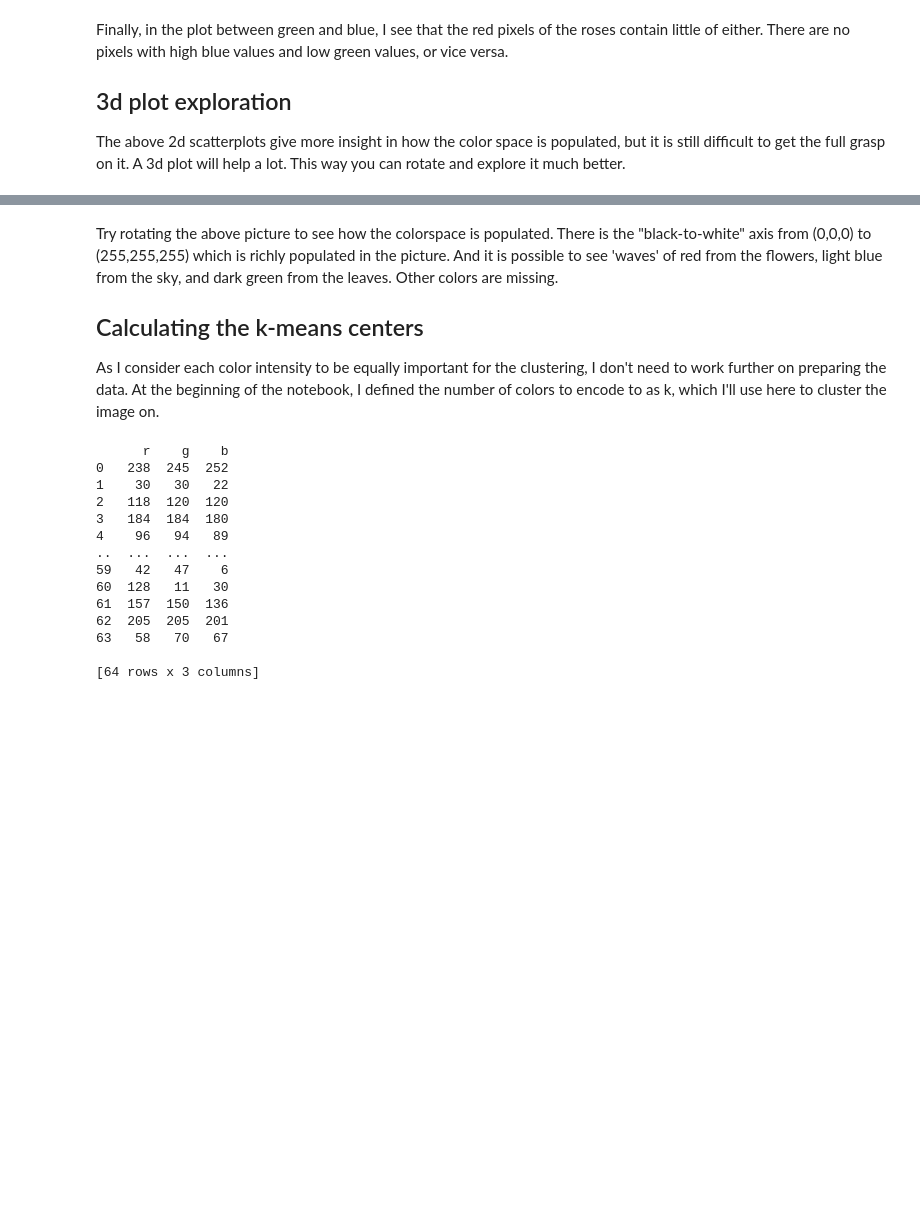
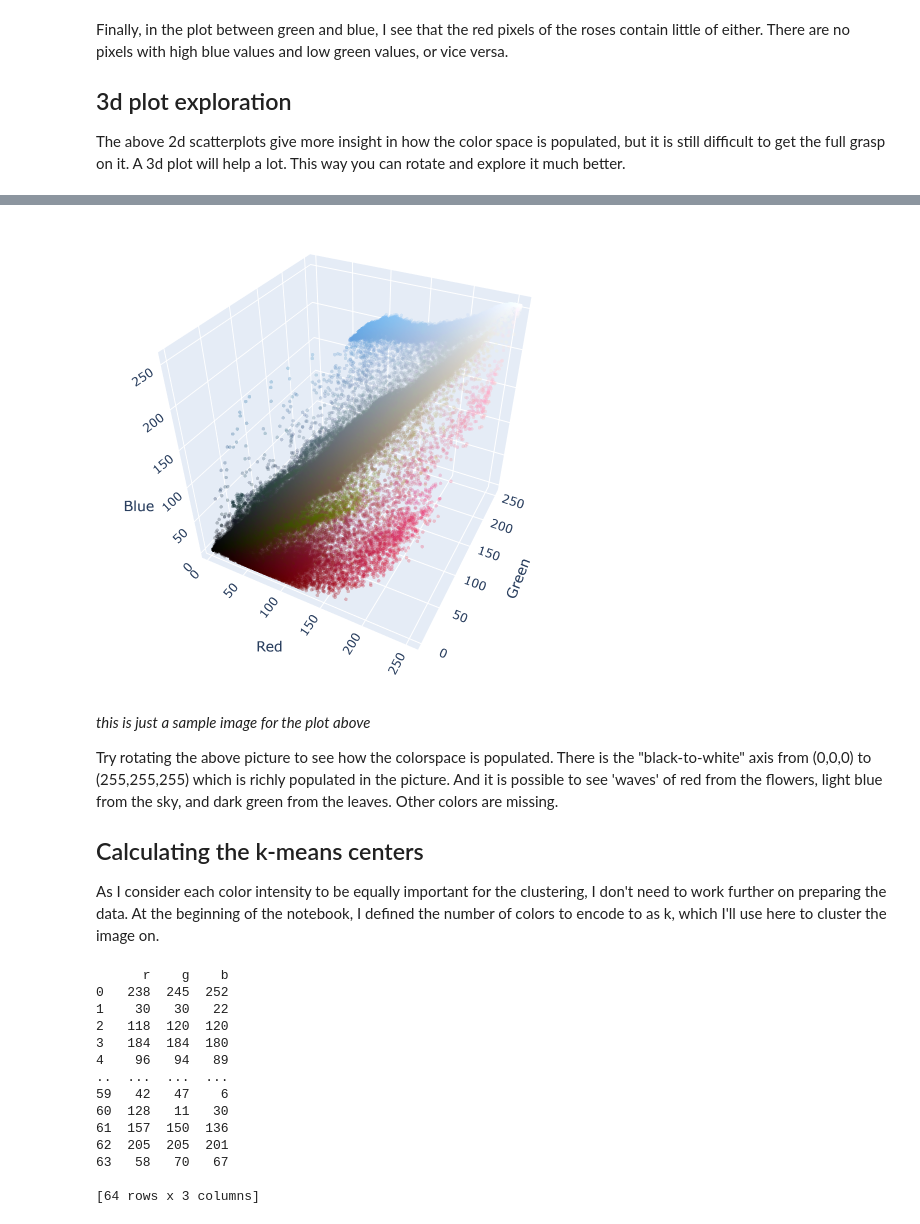
Before and after one commit to victorvdb/colorcode, a Jupyter notebook: Using k-means to colorcode a picture.ipynb, the cells around one changed output, grey strips where cells are left out. Cells and saved outputs as stored; diff of their text form; code cells hidden in the pictures; blank space fills up the shorter version.

Commit message:
Changing method for inline images
From markdown to code

```diff
--- a/Using k-means to colorcode a picture.ipynb
+++ b/Using k-means to colorcode a picture.ipynb
@@ -185,4 +183,11 @@ plotly.offline.iplot(plot_figure)
+# %%
+##Show sample image on Github:
+Image(filename="inline_images/orig.png")
+# %% [output]
+[figure, added]
 # %% [markdown]
+*this is just a sample image for the plot above*
+
 Try rotating the above picture to see how the colorspace is populated. There is the "black-to-white" axis from (0,0,0) to (255,255,255) which is richly populated in the picture. And it is possible to see 'waves' of red from the flowers, light blue from the sky, and dark green from the leaves. Other colors are missing.
 
 ## Calculating the k-means centers
```
Also changed, not shown: parts of 7 cells of this notebook.
